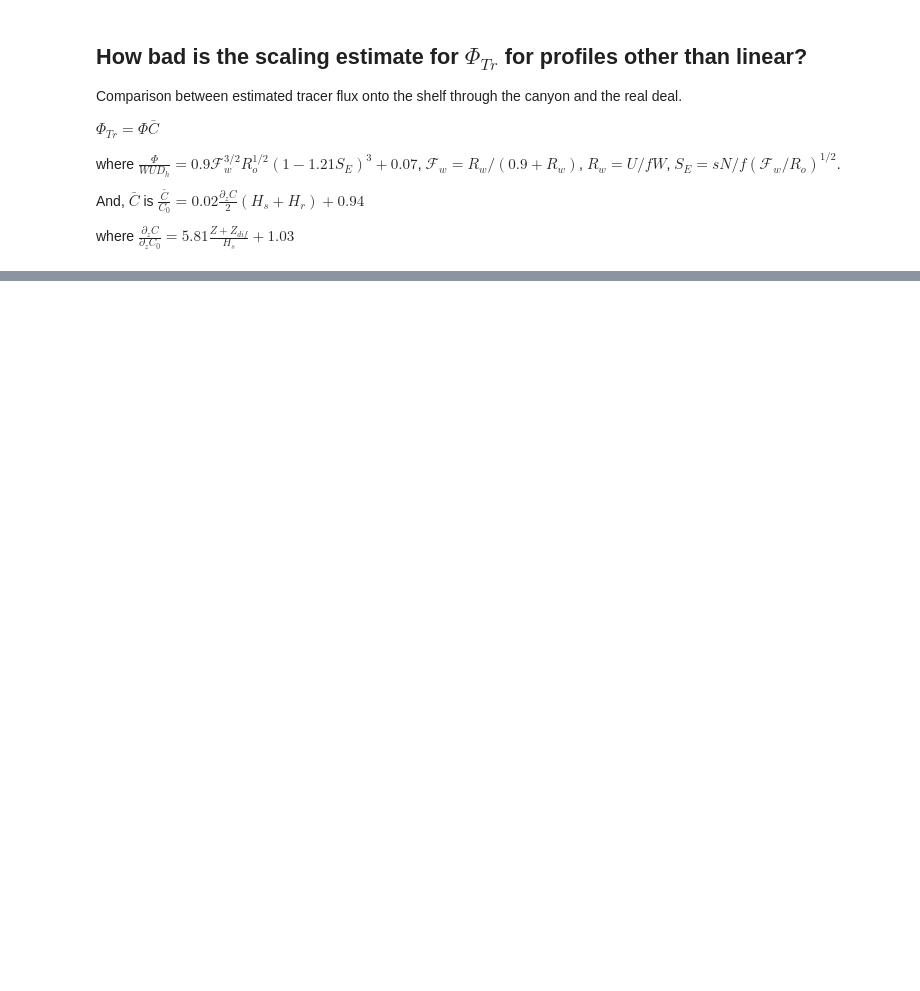
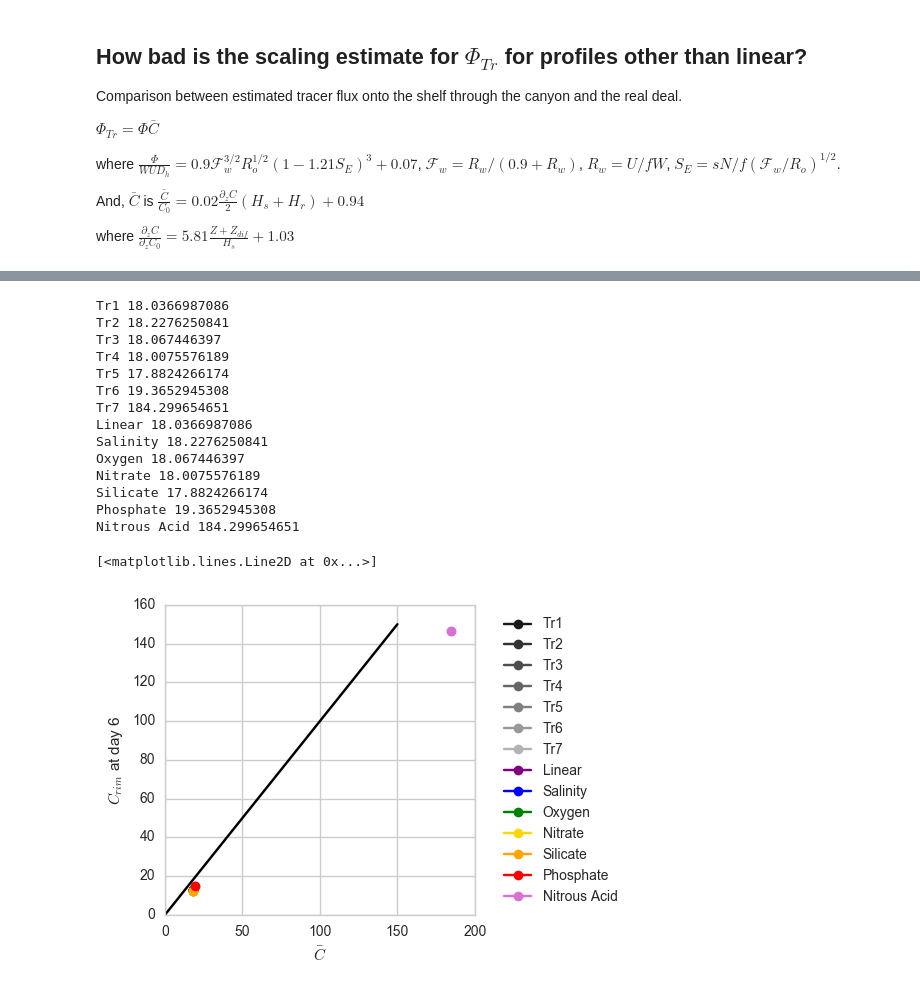
Before and after one commit to UBC-MOAD/outputanalysisnotebooks, a Jupyter notebook: NutrientProfiles/Parabolic/How_far_from_real_profiles.ipynb, the cells around one changed output, grey strips where cells are left out. Drawn from its saved outputs; the diff is of its cells as text; code cells hidden in the pictures; blank space fills up the shorter version.

```diff
--- a/NutrientProfiles/Parabolic/How_far_from_real_profiles.ipynb
+++ b/NutrientProfiles/Parabolic/How_far_from_real_profiles.ipynb
@@ -147,0 +250,39 @@ ax.set_ylim(-5,140)
+# %%
+fig,ax = plt.subplots(1,1,figsize=(4,4))
+
+for C,dTr0,Co, lab, col in zip(Cd6_Para,dTr0_Para,Co_Para,labels_Para,colours_Para):
+
+    dTrdz = -dTr0*(5.81*(((Z+Zdif)/Hs))+1.03)
+    Capprox=((0.02*(dTrdz*(Hh+132.0)/2.0))+0.94)*Co
+    print(lab,Capprox)
+    ax.plot(Capprox, C, color=col, label=lab, marker='o')
+
+for C,dTr0,Co, lab, col in zip(Cd6_Para,dTr0_Para,Co_Para,labels_Bark,colours_Bark):
+
+    dTrdz = -dTr0*(5.81*(((Z+Zdif)/Hs))+1.03)
+    Capprox=((0.02*(dTrdz*(Hh+132.0)/2.0))+0.94)*Co
+    print(lab,Capprox)
+    ax.plot(Capprox, C, color=col, label=lab, marker='o')
+
+ax.legend(bbox_to_anchor=(1.5,1),ncol=1, columnspacing=0.1)
+ax.set_xlabel(r'$\bar{C}$')
+ax.set_ylabel('$C_{rim}$ at day 6')
+
+ax.plot(np.arange(0,160,50),np.arange(0,160,50),'-k')
+# %% [output]
+Tr1 18.0366987086
+Tr2 18.2276250841
+Tr3 18.067446397
+Tr4 18.0075576189
+Tr5 17.8824266174
+Tr6 19.3652945308
+Tr7 184.299654651
+Linear 18.0366987086
+Salinity 18.2276250841
+Oxygen 18.067446397
+Nitrate 18.0075576189
+Silicate 17.8824266174
+Phosphate 19.3652945308
+Nitrous Acid 184.299654651
+[<matplotlib.lines.Line2D at 0x...>]
+[figure, added]
```
Also changed, not shown: parts of 4 cells of this notebook, 1 other file.
